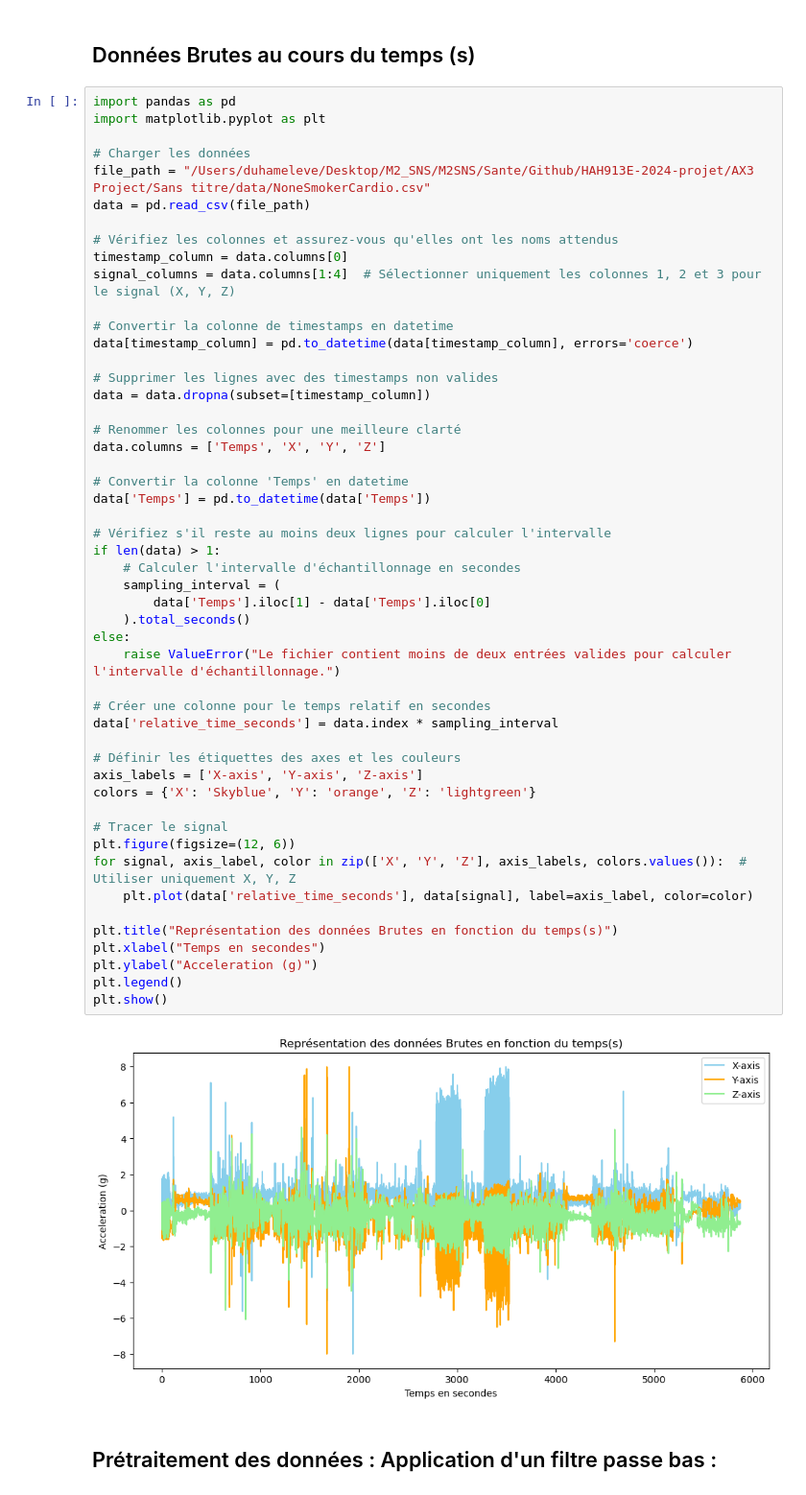
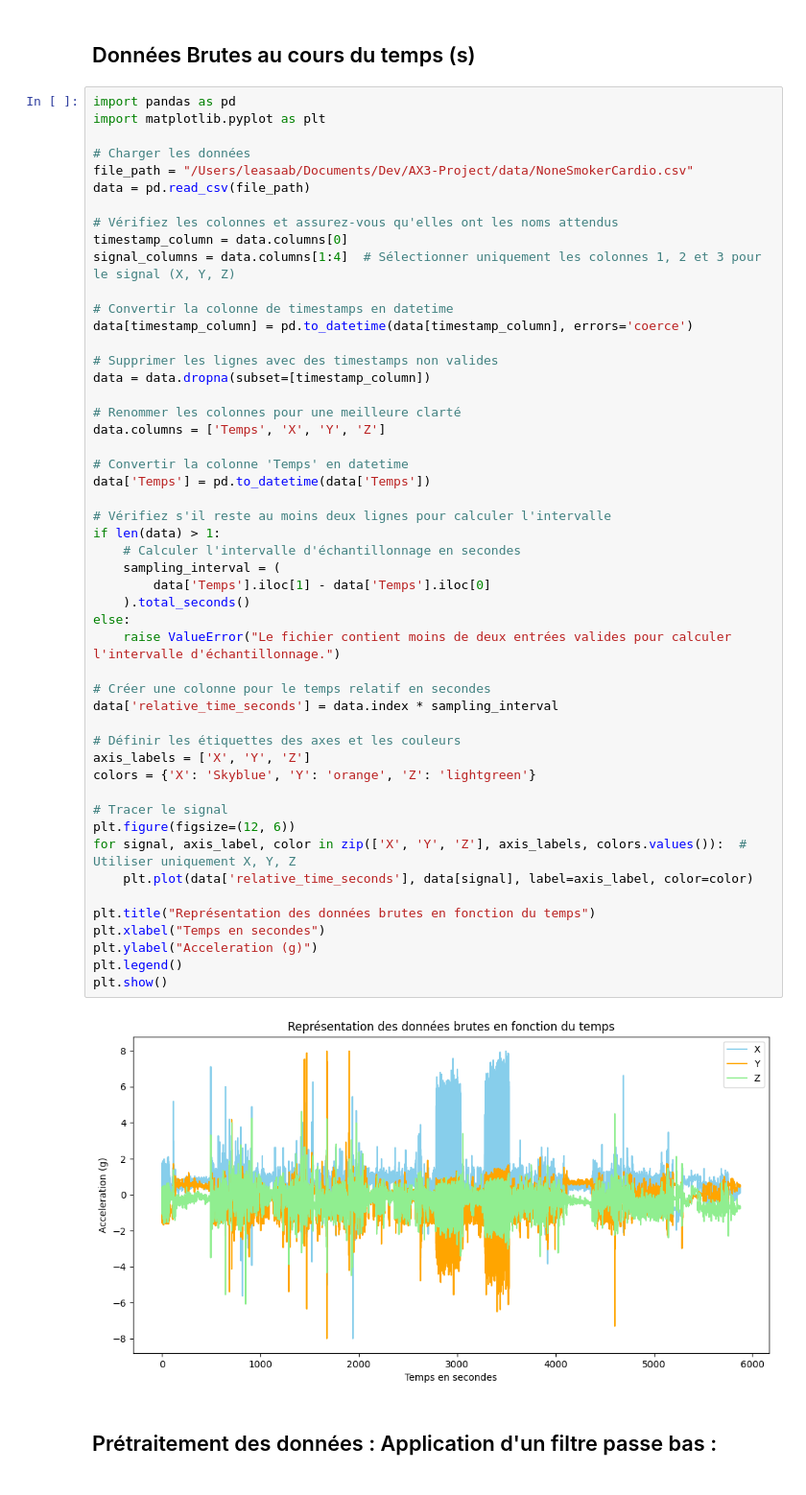
Before and after one commit to leyah-sa/AX3-Project, a Jupyter notebook: notebooks/Non-smoker/A) Visualisation-Prétraitement.ipynb, the cells around one changed output. Shown at 96% size. Saved outputs shown, nothing was run; the diff lists cells and outputs as text.

```diff
--- a/notebooks/Non-smoker/A) Visualisation-Prétraitement.ipynb
+++ b/notebooks/Non-smoker/A) Visualisation-Prétraitement.ipynb
@@ -56,7 +56,7 @@ import pandas as pd
 import matplotlib.pyplot as plt
 
 # Charger les données
-file_path = "/Users/duhameleve/Desktop/M2_SNS/M2SNS/Sante/Github/HAH913E-2024-projet/AX3 Project/Sans titre/data/NoneSmokerCardio.csv"
+file_path = "/Users/leasaab/Documents/Dev/AX3-Project/data/NoneSmokerCardio.csv"
 data = pd.read_csv(file_path)
 
 # Vérifiez les colonnes et assurez-vous qu'elles ont les noms attendus
@@ -73,36 +73,36 @@ data = data.dropna(subset=[timestamp_column])
 data.columns = ['Temps', 'X', 'Y', 'Z']
 
 # Convertir la colonne 'Temps' en datetime
 data['Temps'] = pd.to_datetime(data['Temps'])
 
 # Vérifiez s'il reste au moins deux lignes pour calculer l'intervalle
 if len(data) > 1:
     # Calculer l'intervalle d'échantillonnage en secondes
     sampling_interval = (
         data['Temps'].iloc[1] - data['Temps'].iloc[0]
     ).total_seconds()
 else:
     raise ValueError("Le fichier contient moins de deux entrées valides pour calculer l'intervalle d'échantillonnage.")
 
 # Créer une colonne pour le temps relatif en secondes
 data['relative_time_seconds'] = data.index * sampling_interval
 
 # Définir les étiquettes des axes et les couleurs
-axis_labels = ['X-axis', 'Y-axis', 'Z-axis']
+axis_labels = ['X', 'Y', 'Z']
 colors = {'X': 'Skyblue', 'Y': 'orange', 'Z': 'lightgreen'}
 
 # Tracer le signal
 plt.figure(figsize=(12, 6))
 for signal, axis_label, color in zip(['X', 'Y', 'Z'], axis_labels, colors.values()):  # Utiliser uniquement X, Y, Z
     plt.plot(data['relative_time_seconds'], data[signal], label=axis_label, color=color)
 
-plt.title("Représentation des données Brutes en fonction du temps(s)")
+plt.title("Représentation des données brutes en fonction du temps")
 plt.xlabel("Temps en secondes")
 plt.ylabel("Acceleration (g)")
 plt.legend()
 plt.show()
 # %% [output]
-[figure, old version]
+[figure, new version]
 # %% [markdown]
 ## Prétraitement des données : Application d'un filtre passe bas :
 # %%
```
Also changed, not shown: 3 other files.
